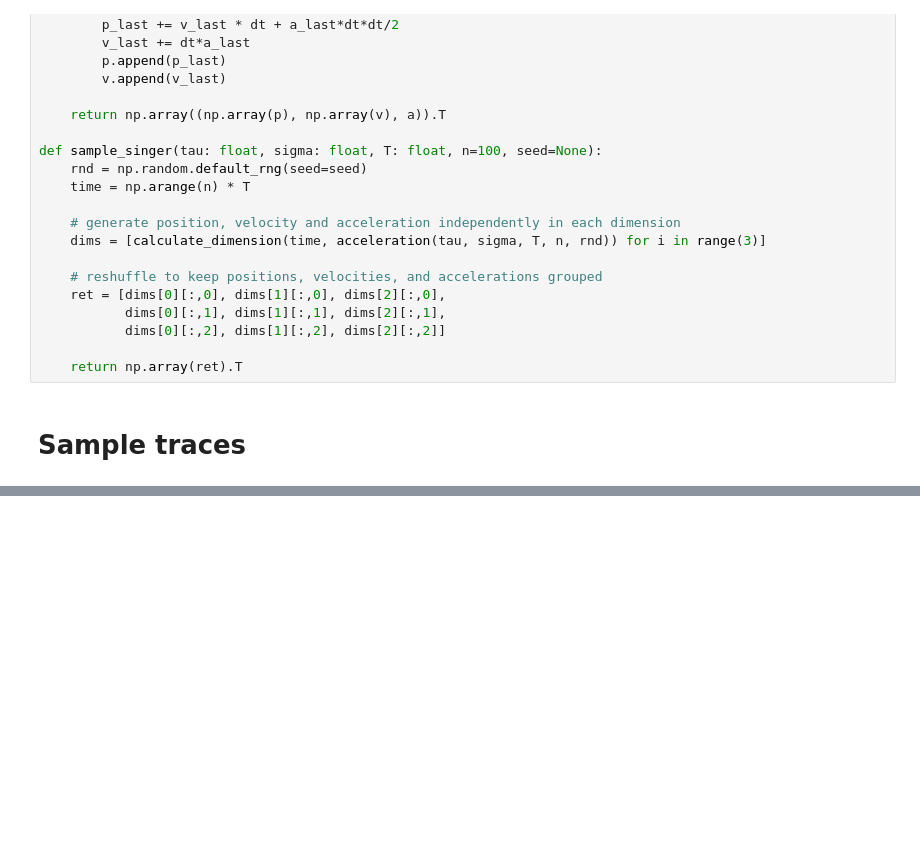
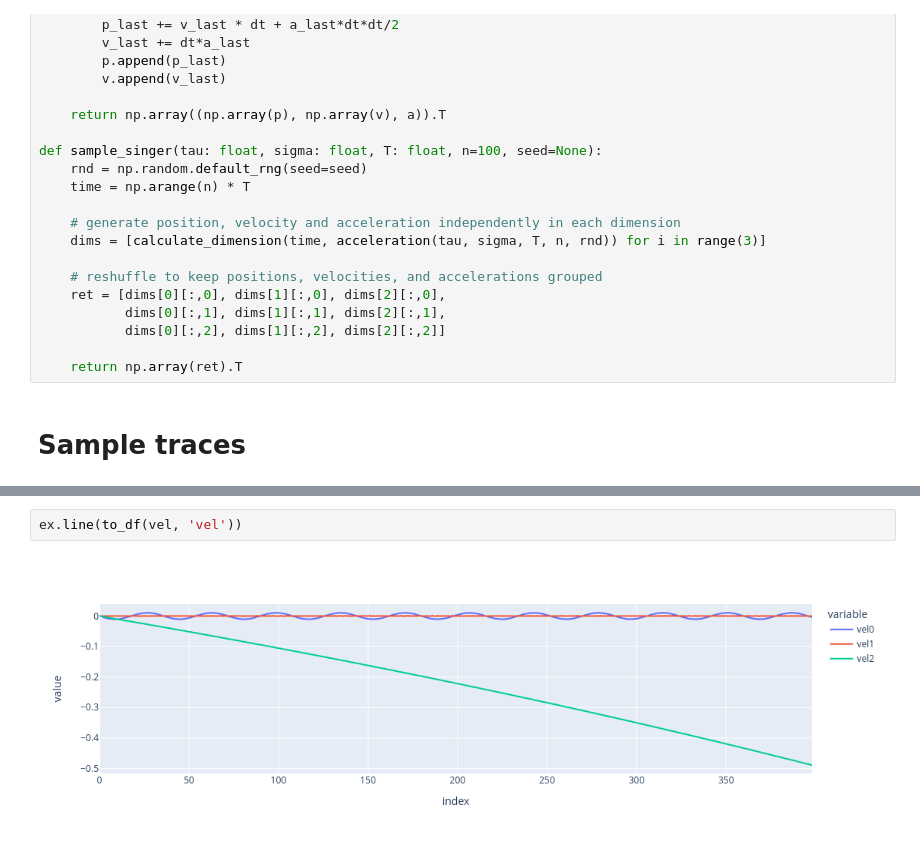
Before and after one commit to lbartnik/modern-tracking-systems, a Jupyter notebook: 03 Singer Acceleration Model.ipynb, the cells around one changed output, grey strips where cells are left out. Drawn from its saved outputs; the diff is of its cells as text; blank space fills up the shorter version.

```diff
--- a/03 Singer Acceleration Model.ipynb
+++ b/03 Singer Acceleration Model.ipynb
@@ -85,0 +254,4 @@ fig
+# %%
+ex.line(to_df(vel, 'vel'))
+# %% [output]
+[figure, added]
```
Also changed, not shown: parts of 15 cells of this notebook.
